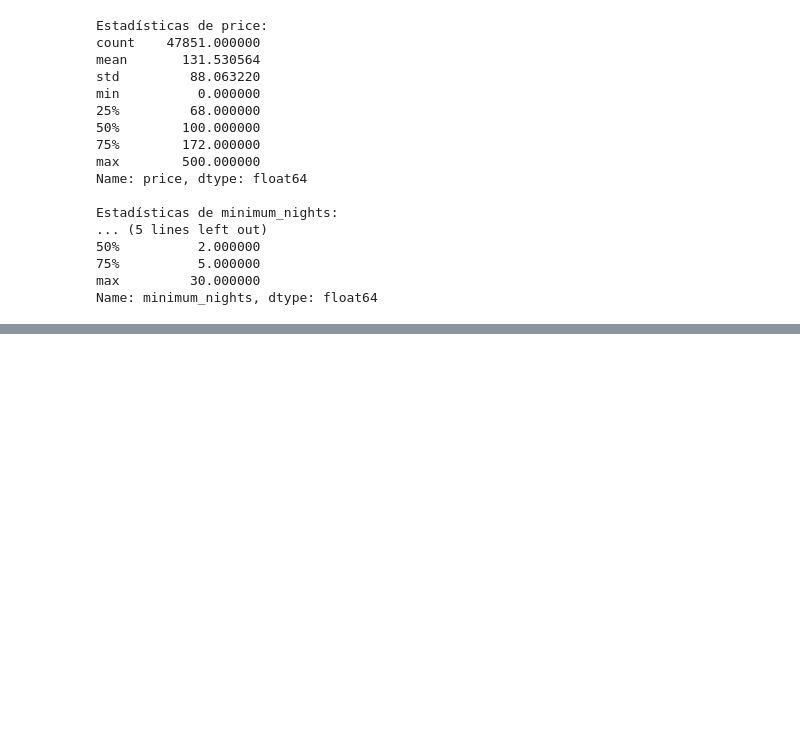
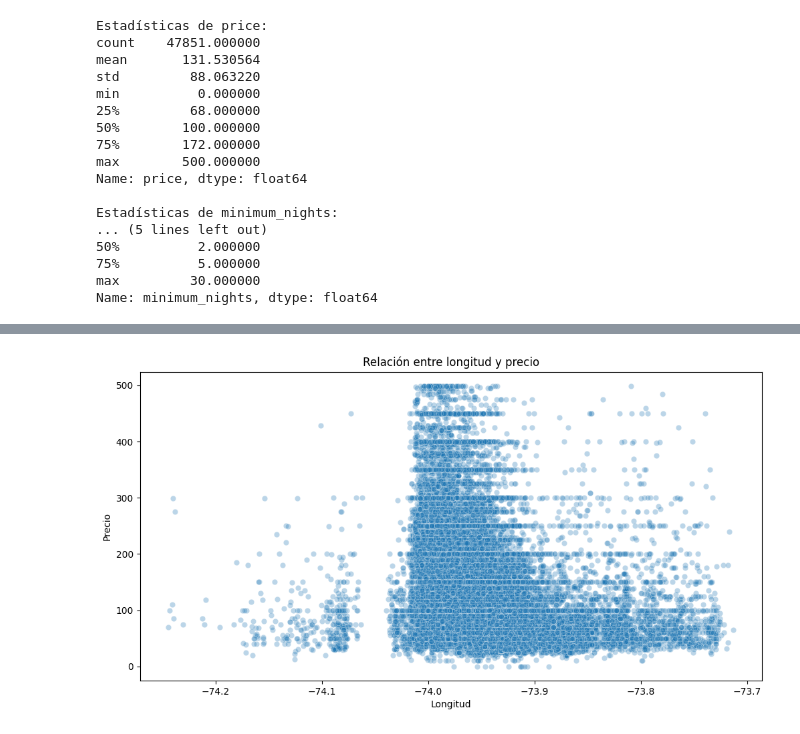
Before and after one commit to 4GeeksAcademy/ingenieropg80.machine-learning-phyton, a Jupyter notebook: src/explore.ipynb, the cells around one changed output, grey strips where cells are left out. Saved outputs shown, nothing was run; the diff lists cells and outputs as text; code cells hidden in the pictures; blank space fills up the shorter version.

```diff
--- a/src/explore.ipynb
+++ b/src/explore.ipynb
@@ -185,0 +267,14 @@ Name: minimum_nights, dtype: float64
+# %%
+#analisis multivariante
+
+# Filtrar precios extremos para mejor visualización
+filtered_data = total_data[total_data['price'] < 500]
+
+plt.figure(figsize=(12, 6))
+sns.scatterplot(data=filtered_data, x='longitude', y='price', alpha=0.3)
+plt.title('Relación entre longitud y precio')
+plt.xlabel('Longitud')
+plt.ylabel('Precio')
+plt.show()
+# %% [output]
+[figure, added]
```
Also changed, not shown: parts of 13 cells of this notebook, 1 other file.
